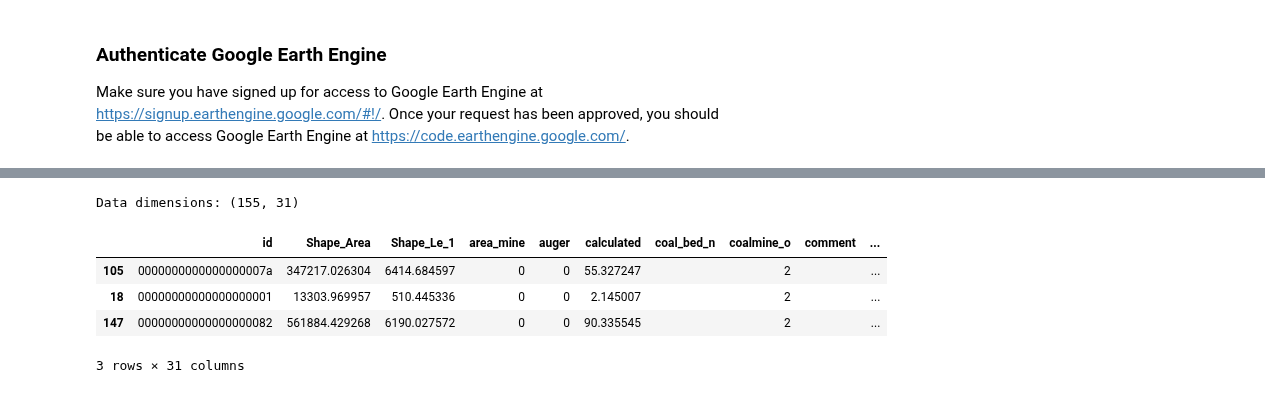
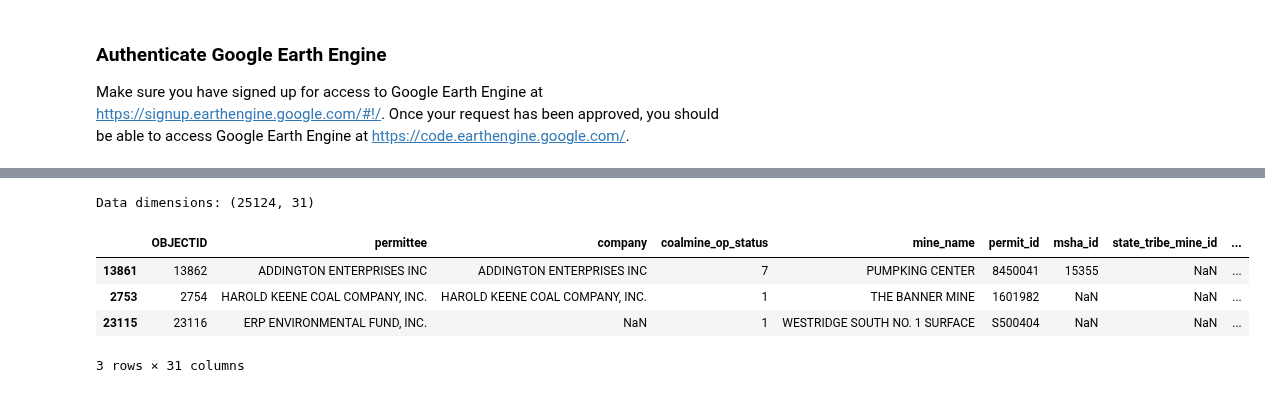
Before and after one commit to KendallScott/Capstone, a Jupyter notebook: Data_Cleanup.ipynb, the cells around one changed output, grey strips where cells are left out. Cells and saved outputs as stored; diff of their text form; code cells hidden in the pictures.

```diff
--- a/Data_Cleanup.ipynb
+++ b/Data_Cleanup.ipynb
@@ -95,16 +113,16 @@ Enter verification code: 4/1AZEOvhWgUzwrhPgMWvGPtIG4fXt0AyvM7V5gJxujUiDI9IDeSHsa
 Successfully saved authorization token.
 # %%
 # Read the GeoJSON file
-tn_mines = gpd.read_file('/content/TN_Released_mines.geojson')
+mines = gpd.read_file('/content/drive/MyDrive/OSMRE_GEOMINE_GEOJSON.geojson')
 
 
 # Read data using GeoPandas
-print("Data dimensions: {}".format(tn_mines.shape))
-tn_mines.sample(3)
+print("Data dimensions: {}".format(mines.shape))
+mines.sample(3)
 # %% [output]
-Data dimensions: (155, 31)
+Data dimensions: (25124, 31)
-|  | id | Shape_Area | Shape_Le_1 | area_mine | auger | calculated | coal_bed_n | coalmine_o | comment | ... |
-| 105 | 0000000000000000007a | 347217.026304 | 6414.684597 | 0 | 0 | 55.327247 |  | 2 |  | ... |
-| 18 | 00000000000000000001 | 13303.969957 | 510.445336 | 0 | 0 | 2.145007 |  | 2 |  | ... |
-| 147 | 00000000000000000082 | 561884.429268 | 6190.027572 | 0 | 0 | 90.335545 |  | 2 |  | ... |
+|  | OBJECTID | permittee | company | coalmine_op_status | mine_name | permit_id | msha_id | state_tribe_mine_id | ... |
+| 13861 | 13862 | ADDINGTON ENTERPRISES INC | ADDINGTON ENTERPRISES INC | 7 | PUMPKING CENTER | 8450041 | 15355 | NaN | ... |
+| 2753 | 2754 | HAROLD KEENE COAL COMPANY, INC. | HAROLD KEENE COAL COMPANY, INC. | 1 | THE BANNER MINE | 1601982 | NaN | NaN | ... |
+| 23115 | 23116 | ERP ENVIRONMENTAL FUND, INC. | NaN | 1 | WESTRIDGE SOUTH NO. 1 SURFACE | S500404 | NaN | NaN | ... |
 3 rows × 31 columns
```
Also changed, not shown: parts of 36 cells of this notebook.
